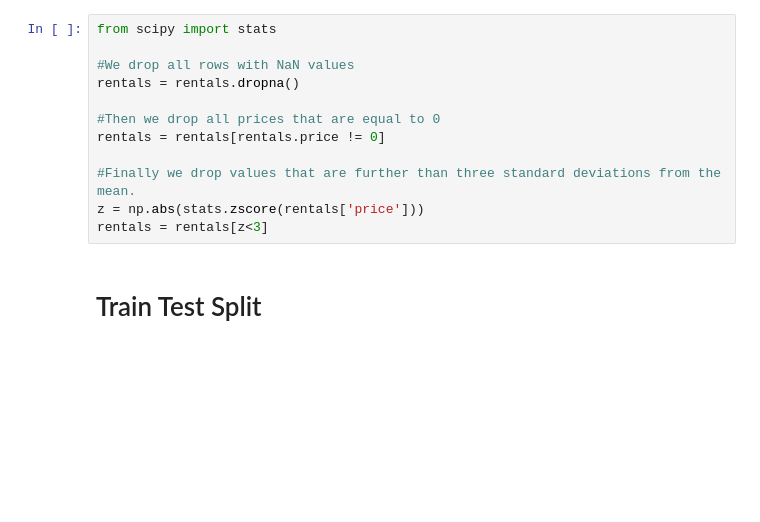
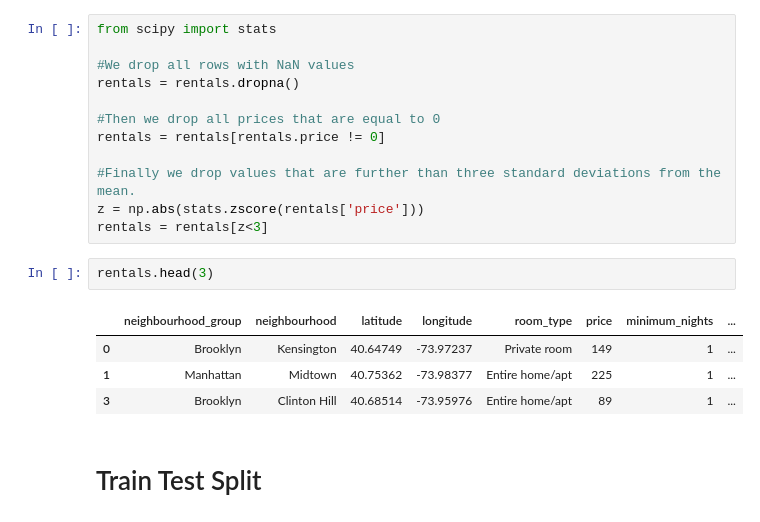
Before and after one commit to DataCrusade1999/Qgraph, a Jupyter notebook: Qgraph.ipynb, the cells around one changed output. Cells and saved outputs as stored; diff of their text form; blank space fills up the shorter version.

```diff
--- a/Qgraph.ipynb
+++ b/Qgraph.ipynb
@@ -30,6 +31,13 @@ rentals = rentals[rentals.price != 0]
 #Finally we drop values that are further than three standard deviations from the mean.
 z = np.abs(stats.zscore(rentals['price']))
 rentals = rentals[z<3]
+# %%
+rentals.head(3)
+# %% [output]
+|  | neighbourhood_group | neighbourhood | latitude | longitude | room_type | price | minimum_nights | ... |
+| 0 | Brooklyn | Kensington | 40.64749 | -73.97237 | Private room | 149 | 1 | ... |
+| 1 | Manhattan | Midtown | 40.75362 | -73.98377 | Entire home/apt | 225 | 1 | ... |
+| 3 | Brooklyn | Clinton Hill | 40.68514 | -73.95976 | Entire home/apt | 89 | 1 | ... |
 # %% [markdown]
 # Train Test Split
 # %%
```
Also changed, not shown: parts of 10 cells of this notebook.
